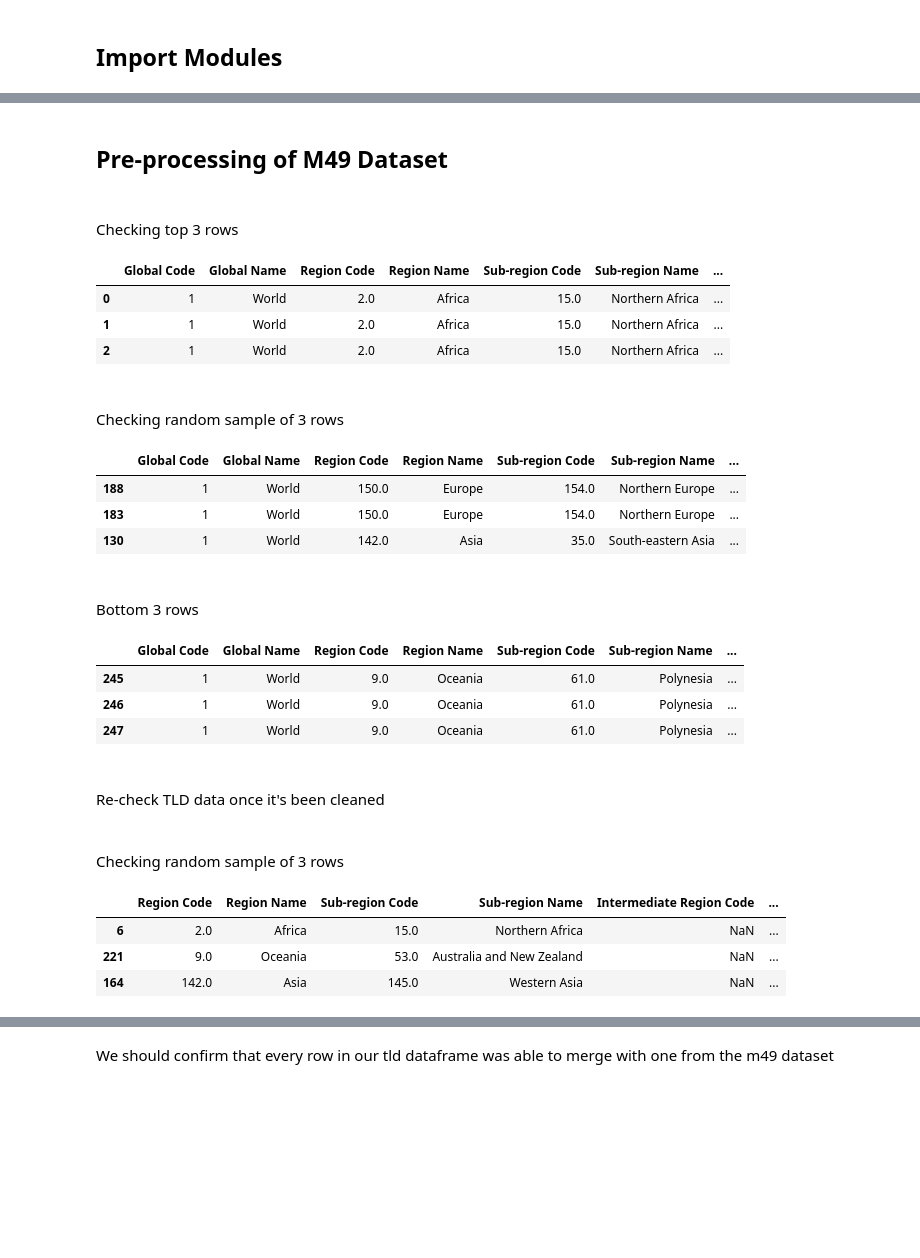
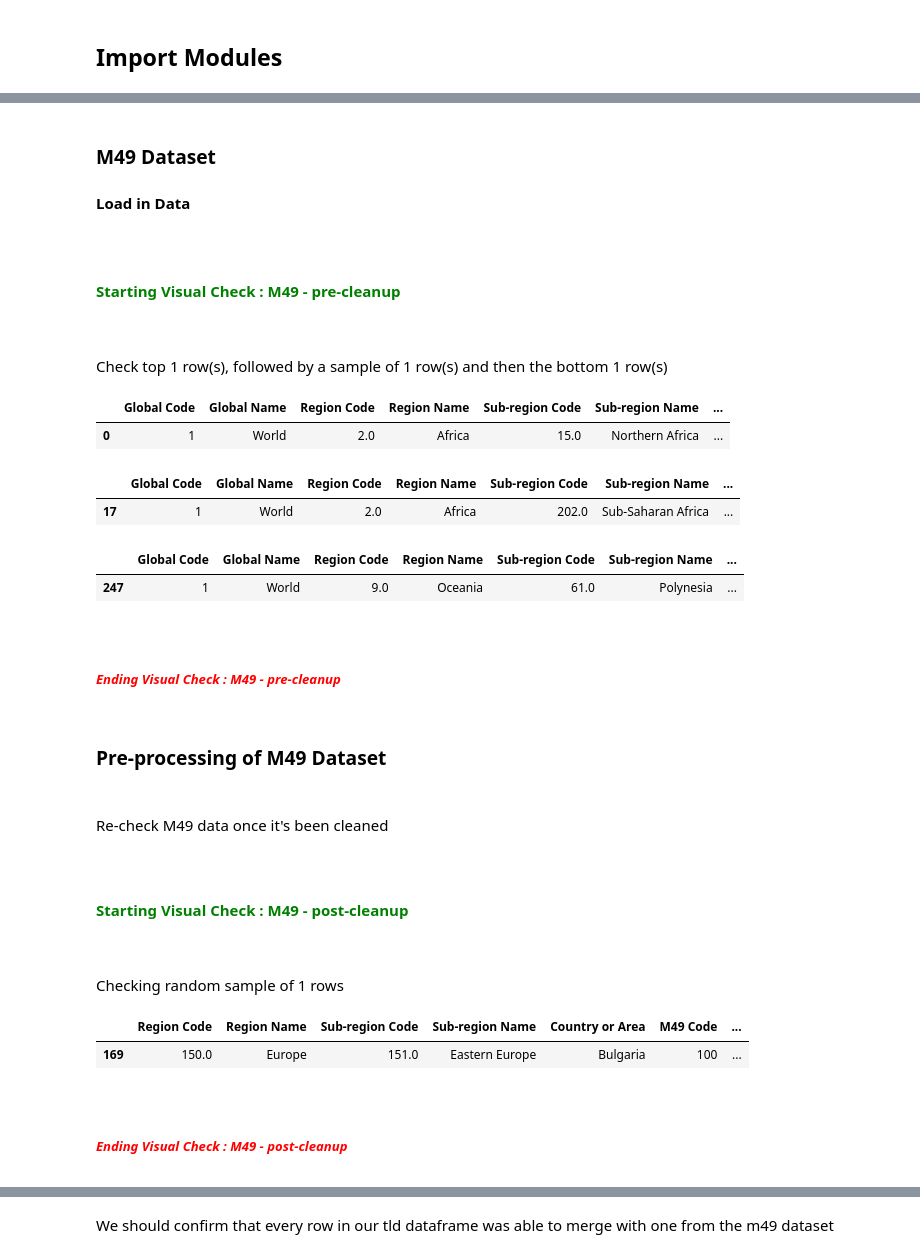
Before and after one commit to craig-dougan-maersk/MSc_Software_Eng_DataEngineering_Submission, a Jupyter notebook: countries_combine_all_clouds.ipynb, the cells around one changed output, grey strips where cells are left out. Saved outputs shown, nothing was run; the diff lists cells and outputs as text; code cells hidden in the pictures; blank space fills up the shorter version.

```diff
--- a/countries_combine_all_clouds.ipynb
+++ b/countries_combine_all_clouds.ipynb
@@ -170,0 +88,31 @@ def clean_us_state_abbreviation_dataset(input_df):
+# %%
+def clean_us_state_abbreviation_dataset(input_df):
+    output_df = input_df.copy()
+    '''Drop everything after first two columns'''
+    output_df.drop(columns=[output_df.columns[i] for i in range(2,len(output_df.columns))], inplace=True)
+    '''Set columns to something easier'''
+    output_df.columns=['County','County Code']
+    '''Some entries like Virginia have a [B] on the end due to weblinks from being imported from webpage'''
+    output_df['County'] = output_df['County'].str.replace(r'\[[A-Z]+\]$', '', regex=True)
+    return output_df
+
+def clean_tld_country_data(input_df):
+    output_df = input_df.copy()
+    columns_to_drop = ['Year','Notes']
+    columns_to_rename = {'Code': 'A2 Code', 'ccTLD':'tld'}
+    output_df.drop(columns=columns_to_drop, inplace=True)
+    output_df.rename(columns=columns_to_rename, inplace=True)
+    return output_df
+
+def clean_m49_country_data(input_df):
+    output_df = input_df.copy()
+    columns_to_drop = [
+        'Global Code',
+        'Global Name',
+        'Land Locked Developing Countries (LLDC)',
+        'Least Developed Countries (LDC)',
+        'Small Island Developing States (SIDS)',
+        'Intermediate Region Code',
+        'Intermediate Region Name',]
+    output_df.drop(columns=columns_to_drop,inplace=True)
+    return output_df
@@ -229,29 +324,29 @@ Checking random sample of 3 rows
+# %% [markdown]
+### M49 Dataset
+#### Load in Data
+# %%
+m49_df = get_m49_country_dataset()
+visual_check_dataframe(m49_df,dataset_name="M49 - pre-cleanup", rows=1)
+# %% [output]
+Starting Visual Check : M49 - pre-cleanup
+Check top 1 row(s), followed by a sample of 1 row(s) and then the bottom 1 row(s)
+|  | Global Code | Global Name | Region Code | Region Name | Sub-region Code | Sub-region Name | ... |
+| 0 | 1 | World | 2.0 | Africa | 15.0 | Northern Africa | ... |
+|  | Global Code | Global Name | Region Code | Region Name | Sub-region Code | Sub-region Name | ... |
+| 17 | 1 | World | 2.0 | Africa | 202.0 | Sub-Saharan Africa | ... |
+|  | Global Code | Global Name | Region Code | Region Name | Sub-region Code | Sub-region Name | ... |
+| 247 | 1 | World | 9.0 | Oceania | 61.0 | Polynesia | ... |
+Ending Visual Check : M49 - pre-cleanup
 # %% [markdown]
-## Pre-processing of M49 Dataset
+### Pre-processing of M49 Dataset
 # %%
-visual_check_dataframe(m49_df)
 m49_df = clean_m49_country_data(m49_df)
 write("Re-check M49 data once it's been cleaned")
-visual_check_dataframe(m49_df, sample_only=True)
+visual_check_dataframe(m49_df, dataset_name="M49 - post-cleanup", rows=1, sample_only=True)
 # %% [output]
-Checking top 3 rows
+Re-check M49 data once it's been cleaned
+Starting Visual Check : M49 - post-cleanup
+Checking random sample of 1 rows
-|  | Global Code | Global Name | Region Code | Region Name | Sub-region Code | Sub-region Name | ... |
-| 0 | 1 | World | 2.0 | Africa | 15.0 | Northern Africa | ... |
-| 1 | 1 | World | 2.0 | Africa | 15.0 | Northern Africa | ... |
-| 2 | 1 | World | 2.0 | Africa | 15.0 | Northern Africa | ... |
+|  | Region Code | Region Name | Sub-region Code | Sub-region Name | Country or Area | M49 Code | ... |
+| 169 | 150.0 | Europe | 151.0 | Eastern Europe | Bulgaria | 100 | ... |
-Checking random sample of 3 rows
-|  | Global Code | Global Name | Region Code | Region Name | Sub-region Code | Sub-region Name | ... |
-| 188 | 1 | World | 150.0 | Europe | 154.0 | Northern Europe | ... |
-| 183 | 1 | World | 150.0 | Europe | 154.0 | Northern Europe | ... |
-| 130 | 1 | World | 142.0 | Asia | 35.0 | South-eastern Asia | ... |
-Bottom 3 rows
-|  | Global Code | Global Name | Region Code | Region Name | Sub-region Code | Sub-region Name | ... |
-| 245 | 1 | World | 9.0 | Oceania | 61.0 | Polynesia | ... |
-| 246 | 1 | World | 9.0 | Oceania | 61.0 | Polynesia | ... |
-| 247 | 1 | World | 9.0 | Oceania | 61.0 | Polynesia | ... |
-Re-check TLD data once it's been cleaned
+Ending Visual Check : M49 - post-cleanup
-Checking random sample of 3 rows
-|  | Region Code | Region Name | Sub-region Code | Sub-region Name | Intermediate Region Code | ... |
-| 6 | 2.0 | Africa | 15.0 | Northern Africa | NaN | ... |
-| 221 | 9.0 | Oceania | 53.0 | Australia and New Zealand | NaN | ... |
-| 164 | 142.0 | Asia | 145.0 | Western Asia | NaN | ... |
```
Also changed, not shown: parts of 30 cells of this notebook.
